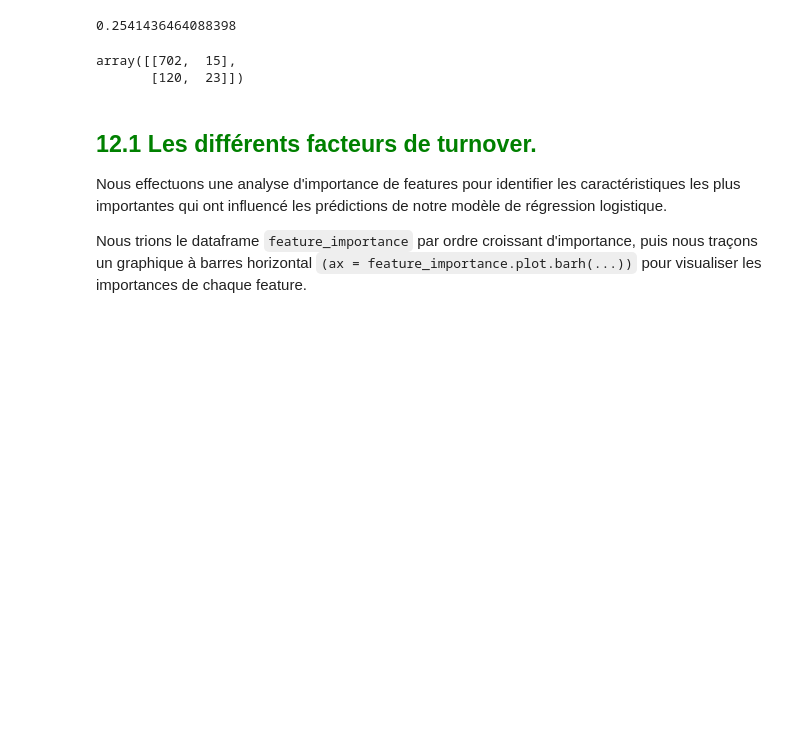
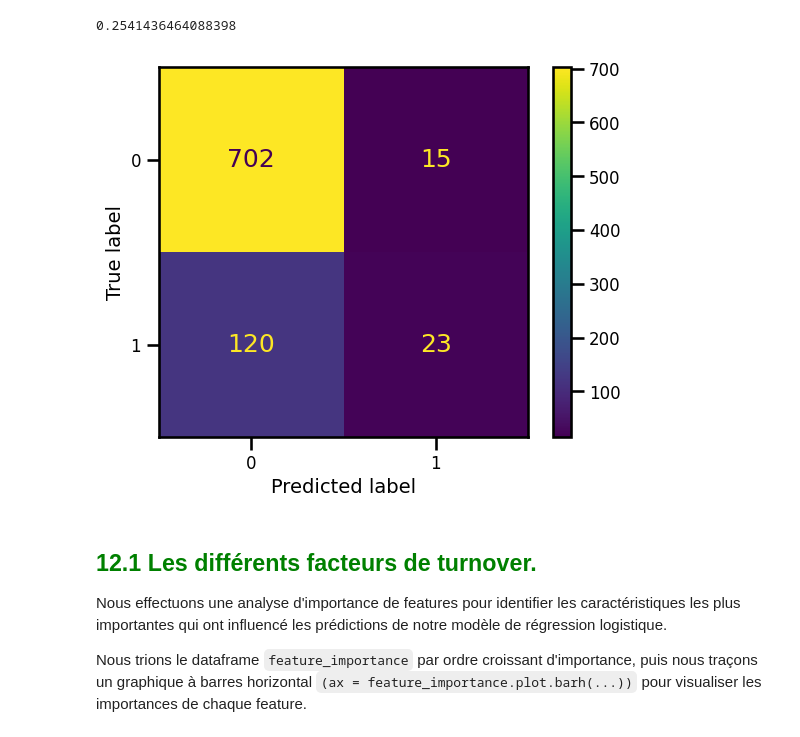
Before and after one commit to OscarPALISSOT/ML_Classifier_CESI_A4, a Jupyter notebook: notebook/Import_data.ipynb, the cells around one changed output. Drawn from its saved outputs; the diff is of its cells as text; code cells hidden in the pictures; blank space fills up the shorter version.

```diff
--- a/notebook/Import_data.ipynb
+++ b/notebook/Import_data.ipynb
@@ -736,10 +736,11 @@ f1_score(y_test, np.where(y_pred_reg  > 0.5, 1, 0))
 0.2541436464088398
 # %%
 conf_matrix = confusion_matrix(y_test, np.where(y_pred_reg  > 0.5, 1, 0))
-conf_matrix
+disp = ConfusionMatrixDisplay(confusion_matrix=conf_matrix,display_labels=logisticRegr.classes_)
+disp.plot()
+plt.show()
 # %% [output]
-array([[702,  15],
-       [120,  23]])
+[figure, added]
 # %% [markdown]
 ## <font color='green'>12.1 Les différents facteurs de turnover.</font>
 Nous effectuons une analyse d'importance de features pour identifier les caractéristiques les plus importantes qui ont influencé les prédictions de notre modèle de régression logistique.
```
Also changed, not shown: parts of 14 cells of this notebook.
